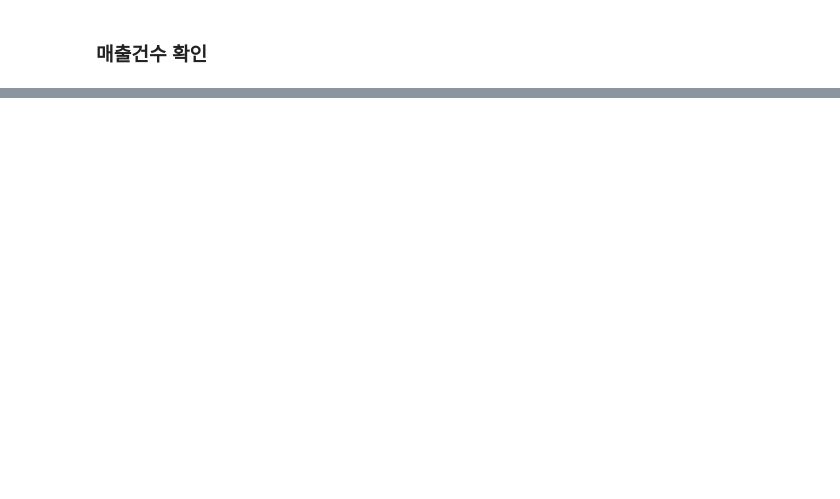
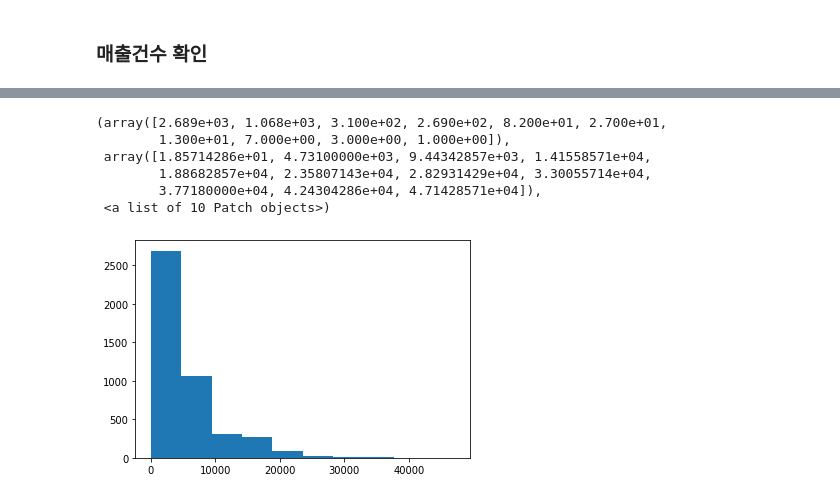
Before and after one commit to ahnjehoon/dacon_funda, a Jupyter notebook: EDA.ipynb, the cells around one changed output, grey strips where cells are left out. Cells and saved outputs as stored; diff of their text form; code cells hidden in the pictures; blank space fills up the shorter version.

```diff
--- a/EDA.ipynb
+++ b/EDA.ipynb
@@ -268,0 +342,10 @@ df_train[['card_company','amount', 'yyyy']].groupby(['card_company','yyyy']).sum
+# %%
+plt.hist(df_train[(df_train['store_id'] == 0) & (df_train['amount'] >= 0)]['amount'])
+# %% [output]
+(array([2.689e+03, 1.068e+03, 3.100e+02, 2.690e+02, 8.200e+01, 2.700e+01,
+        1.300e+01, 7.000e+00, 3.000e+00, 1.000e+00]),
+ array([1.85714286e+01, 4.73100000e+03, 9.44342857e+03, 1.41558571e+04,
+        1.88682857e+04, 2.35807143e+04, 2.82931429e+04, 3.30055714e+04,
+        3.77180000e+04, 4.24304286e+04, 4.71428571e+04]),
+ <a list of 10 Patch objects>)
+[figure, added]
```
Also changed, not shown: parts of 29 cells of this notebook.
